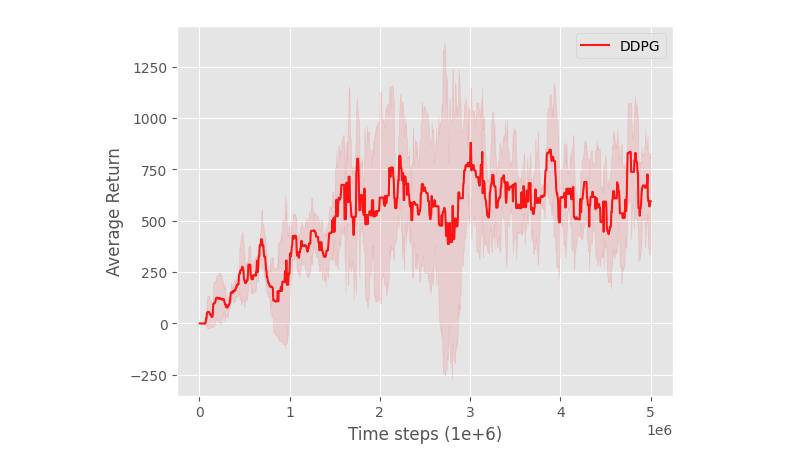
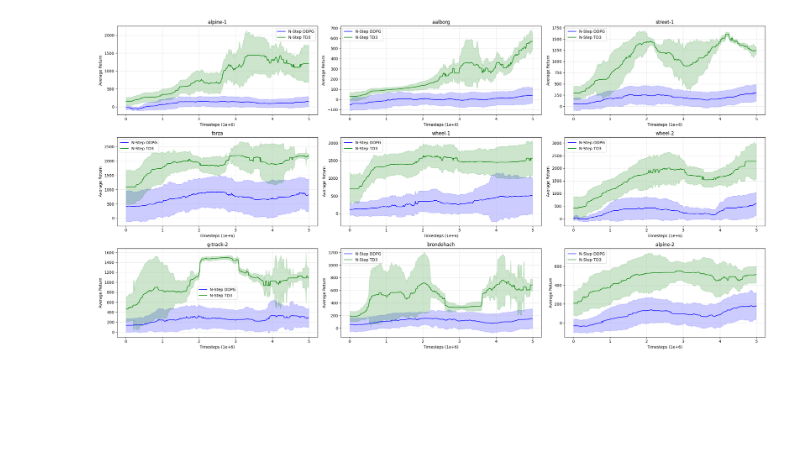
Before and after one commit to raphaelsenn/torcsRL, a Jupyter notebook: plots.ipynb, the cells around one changed output. Cells and saved outputs as stored; diff of their text form; code cells hidden in the pictures; blank space fills up the shorter version.

```diff
--- a/plots.ipynb
+++ b/plots.ipynb
@@ -4,10 +7,3 @@ import os
 import pandas as pd
 import matplotlib.pyplot as plt
 import scipy
-# %%
-plt.style.use("ggplot")
-
-COLOR = "red"
-ALPHA_MEAN = 0.9
-ALPHA_STD = 0.1
-AVG_FILTER_SIZE = 10
@@ -41,3 +9,0 @@ def load_data(alg: str) -> pd.DataFrame:
-# %%
-data = load_data("ddpg")
-data.head()
@@ -51,20 +90,51 @@ data.head()
 # %%
-t = data["timesteps"]
-# mean = data["average_return"]
-mean = scipy.ndimage.median_filter(data["average_return"], size=AVG_FILTER_SIZE)
+fig, ax = plt.subplots(3, 3, figsize=(24, 12))
+ax = ax.flatten()
 
-# std = data["std_return"]
-std = scipy.ndimage.median_filter(data["std_return"], size=AVG_FILTER_SIZE)
+for alg in ALG_NAMES.keys():
+    dfs = collect_runs_over_seed(alg)
 
-lower = mean - std
-upper = mean + std
+    for i, track_name in enumerate(TRACK_ORDER):
+        data = dfs[track_name]
 
-fig, ax = plt.subplots()
-ax.plot(t, mean, color=COLOR, alpha=ALPHA_MEAN, label="DDPG")
-ax.fill_between(t, lower, upper, alpha=ALPHA_STD, color=COLOR)
-ax.set_xlabel("Time steps (1e+6)")
-ax.set_ylabel("Average Return")
-ax.legend()
+        t = data["timesteps"]
+
+        mean = scipy.ndimage.median_filter(
+            data["mean_return"],
+            size=AVG_FILTER_SIZE,
+         )
+
+        std = scipy.ndimage.median_filter(
+            data["std_return"].fillna(0),
+            size=AVG_FILTER_SIZE,
+        )
+
+        lower = mean - std
+        upper = mean + std
+
+        ax[i].plot(
+            t,
+            mean,
+            label=ALG_NAMES[alg],
+            color=ALG_COLORS[alg],
+            alpha=ALPHA_MEAN,
+        )
+
+        ax[i].fill_between(
+            t,
+            lower,
+            upper,
+            color=ALG_COLORS[alg],
+            alpha=ALPHA_STD,
+        )
+
+        ax[i].set_title(track_name)
+        ax[i].set_xlabel("Timesteps (1e+6)")
+        ax[i].set_ylabel("Average Return")
+        ax[i].grid(alpha=0.3)
+        ax[i].legend()
+
+plt.tight_layout()
 plt.show()
 # %% [output]
-[figure, old version]
+[figure, new version]
```
Also changed, not shown: parts of 10 cells of this notebook, 49 other files.
